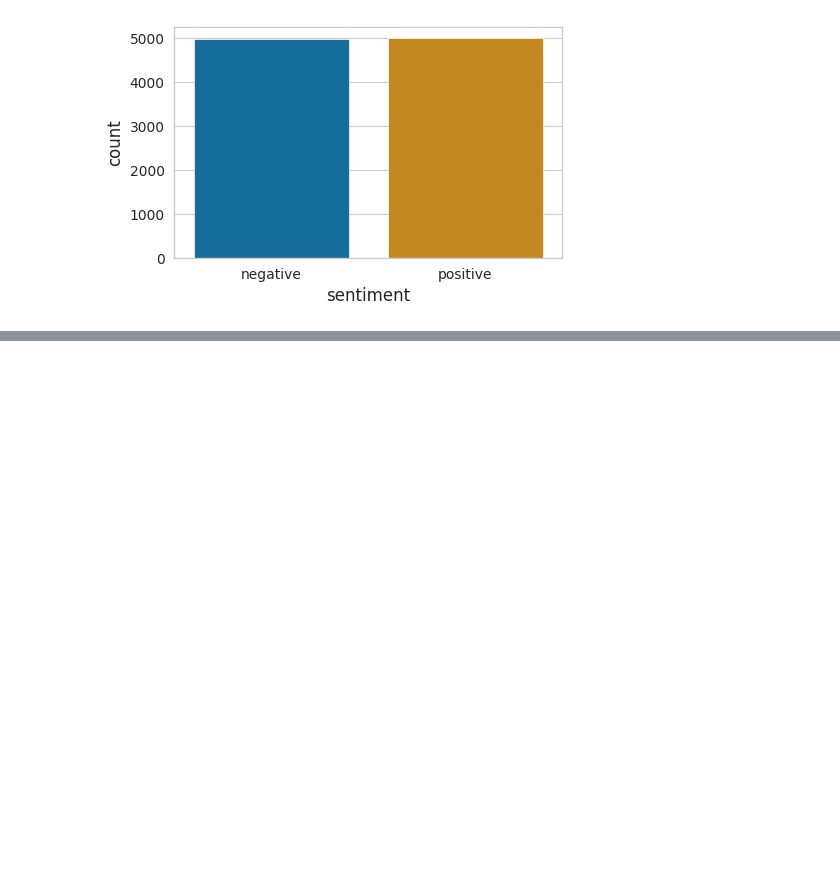
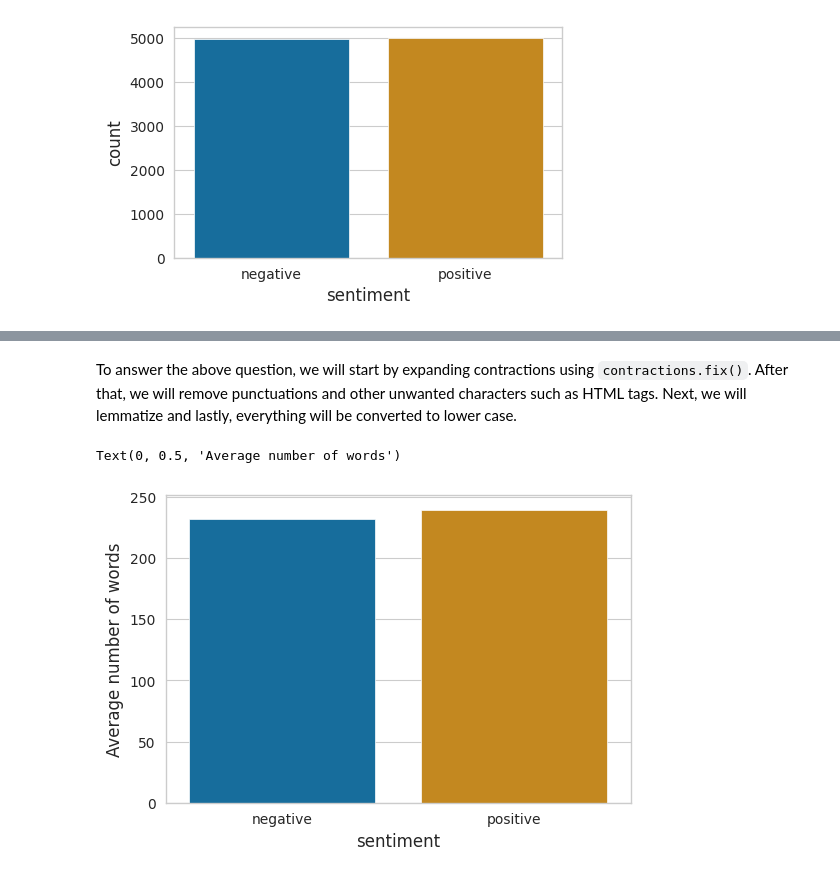
Before and after one commit to noah1-alt/sentiment-analysis, a Jupyter notebook: futureintern-ml-02.ipynb, the cells around one changed output, grey strips where cells are left out. Cells and saved outputs as stored; diff of their text form; code cells hidden in the pictures; blank space fills up the shorter version.

```diff
--- a/futureintern-ml-02.ipynb
+++ b/futureintern-ml-02.ipynb
@@ -262,0 +166,36 @@ naive.score(X_test, y_test)
+# %% [markdown]
+To answer the above question, we will start by expanding contractions using `contractions.fix()`. After that, we will remove punctuations and other unwanted characters such as HTML tags. Next, we will lemmatize and lastly, everything will be converted to lower case.
+# %%
+#Expanding contractions.
+movies_df['clean_review'] = movies_df['review'].progress_apply(lambda x: contractions.fix(x))
+
+# Removing tags
+non_tagged = [re.sub(r'<br\s*/?>', '', text) for text in movies_df['clean_review']]
+
+# Removing punctuations
+alphanumeric = [re.sub(r"[^\w+]",' ', text) for text in non_tagged]
+
+clean_review_tokens = [word_tokenize(review) for review in tqdm(alphanumeric)]
+# %%
+# Lemmatization
+nlp = spacy.load('en_core_web_sm')
+alphanumeric_joined = [' '.join(review) for review in clean_review_tokens]
+alphanumeric_joined[:1]
+docs = [nlp(review) for review in tqdm(alphanumeric_joined)]
+# %%
+lemmatized = [[token.lemma_ for token in doc] for doc in tqdm(docs)]
+# %%
+# removing trailing spaces
+tokens_stripped = [[token.strip() for token in review if token.strip()] for review in tqdm(lemmatized)]
+# Adding clean_tokens to movies_df
+movies_df['clean_tokens'] = tokens_stripped
+# %%
+movies_df['clean_review'] = [' '.join(review) for review in movies_df['clean_tokens']]
+movies_df['num_words'] = [len(review) for review in movies_df['clean_tokens']]
+# A barplot of the average number of words in a review against sentiment
+plt.figure(figsize = (6,4))
+sns.barplot(data = movies_df, x = 'sentiment', y = 'num_words', ci = True)
+plt.ylabel("Average number of words")
+# %% [output]
+Text(0, 0.5, 'Average number of words')
+[figure, added]
```
Also changed, not shown: parts of 69 cells of this notebook.
